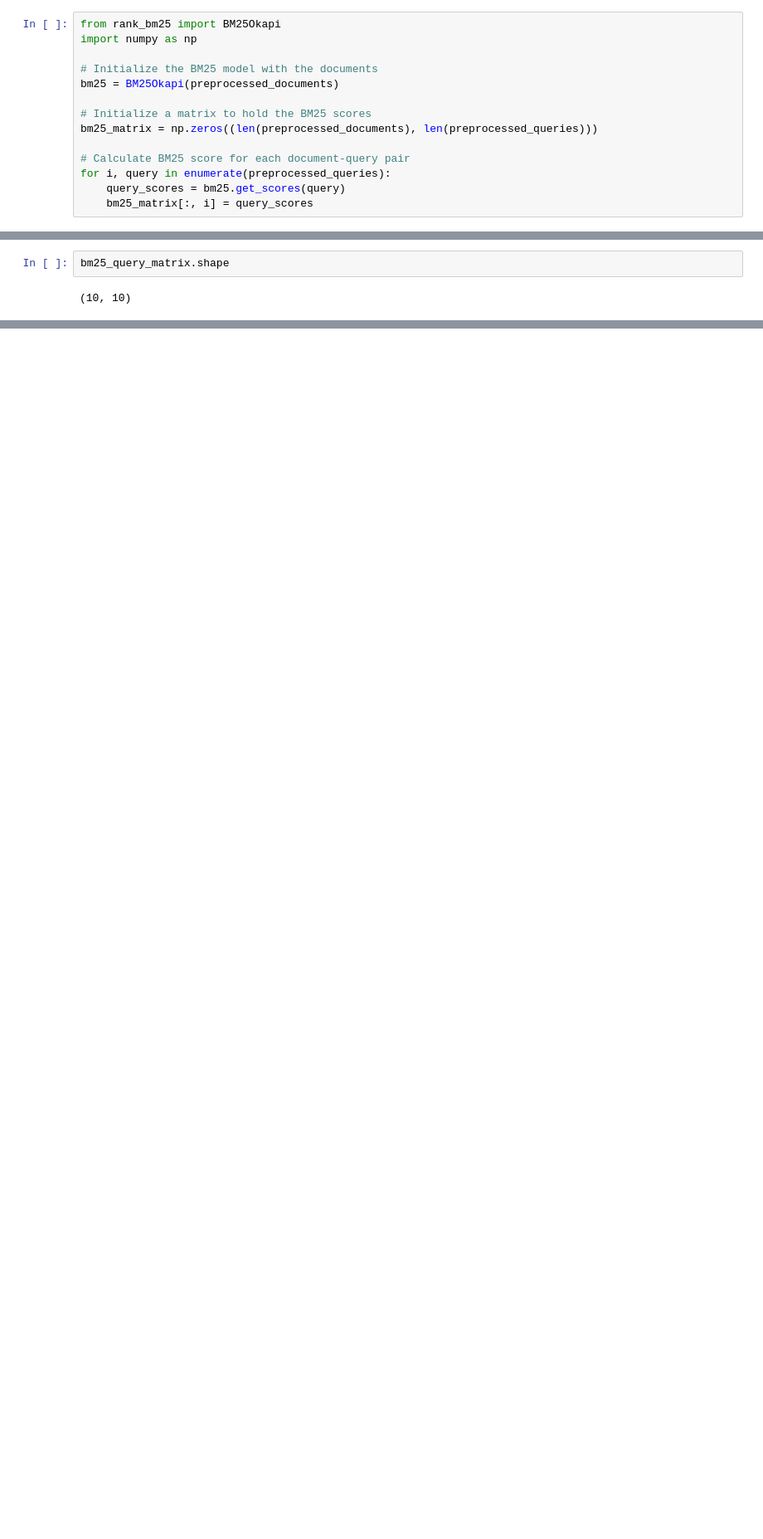
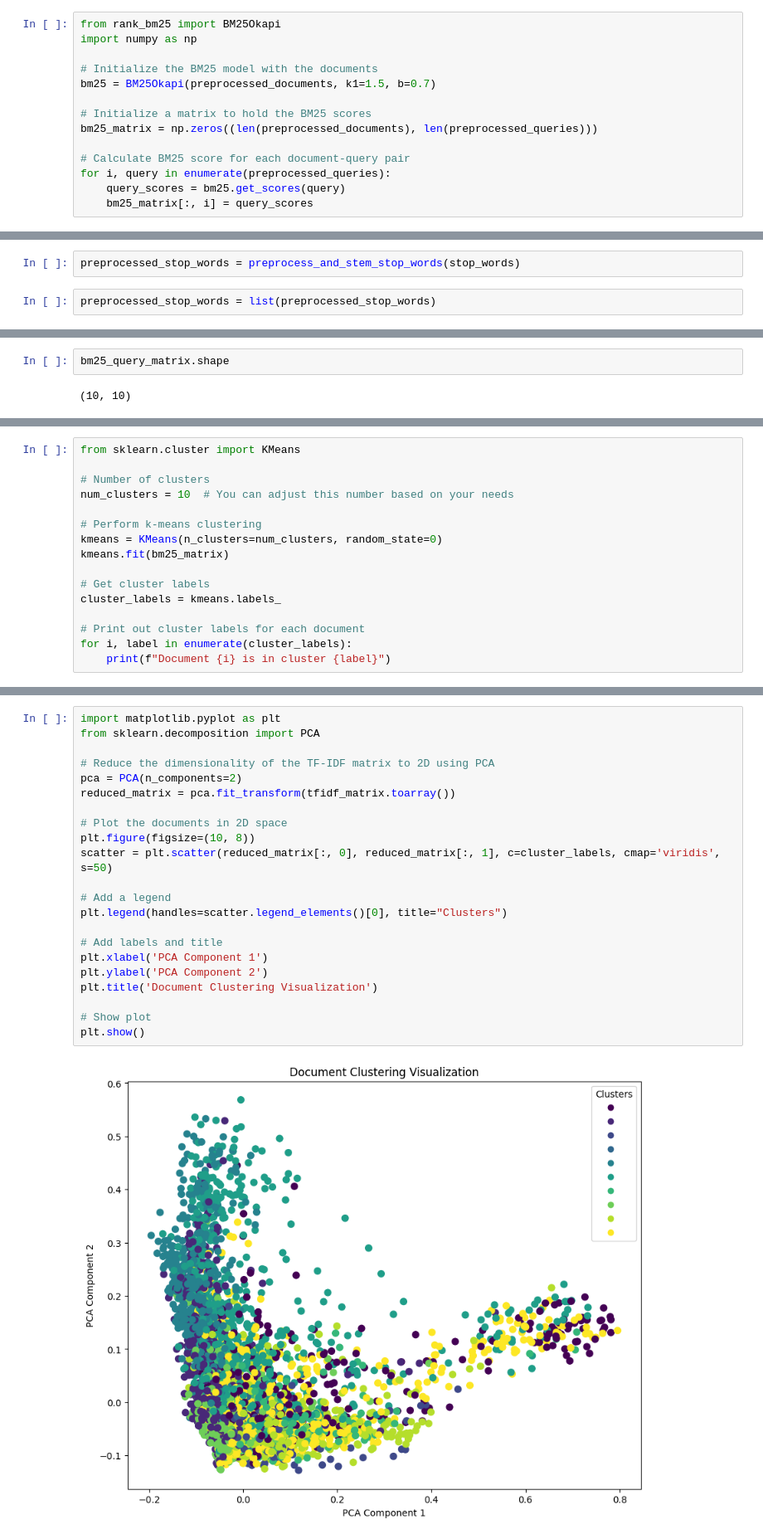
Before and after one commit to priyansh-khunger26/Information-Retrieval-And-Extraction, a Jupyter notebook: Assignment1_Boolean_Vector_Models/Assignment1.ipynb, the cells around one changed output, grey strips where cells are left out. Shown at 83% size. Cells and saved outputs as stored; diff of their text form; blank space fills up the shorter version.

Commit message:
Completed the implementation of the assignment
Basically we did the same task but this time by removing the stop words, and further did the document clustering to group similar documents together.

```diff
--- a/Assignment1_Boolean_Vector_Models/Assignment1.ipynb
+++ b/Assignment1_Boolean_Vector_Models/Assignment1.ipynb
@@ -206,7 +224,7 @@ from rank_bm25 import BM25Okapi
 import numpy as np
 
 # Initialize the BM25 model with the documents
-bm25 = BM25Okapi(preprocessed_documents)
+bm25 = BM25Okapi(preprocessed_documents, k1=1.5, b=0.7)
 
 # Initialize a matrix to hold the BM25 scores
 bm25_matrix = np.zeros((len(preprocessed_documents), len(preprocessed_queries)))
@@ -359,0 +609,4 @@ print(document_tfidf_dense.shape, query_tfidf_dense.shape)
+# %%
+preprocessed_stop_words = preprocess_and_stem_stop_words(stop_words)
+# %%
+preprocessed_stop_words = list(preprocessed_stop_words)
@@ -476,0 +946,16 @@ Ranked Documents for Query 9: [2101 2104 5870 ... 4105 7571 4184]
+# %%
+from sklearn.cluster import KMeans
+
+# Number of clusters
+num_clusters = 10  # You can adjust this number based on your needs
+
+# Perform k-means clustering
+kmeans = KMeans(n_clusters=num_clusters, random_state=0)
+kmeans.fit(bm25_matrix)
+
+# Get cluster labels
+cluster_labels = kmeans.labels_
+
+# Print out cluster labels for each document
+for i, label in enumerate(cluster_labels):
+    print(f"Document {i} is in cluster {label}")
@@ -476,0 +980,24 @@ Ranked Documents for Query 9: [2101 2104 5870 ... 4105 7571 4184]
+# %%
+import matplotlib.pyplot as plt
+from sklearn.decomposition import PCA
+
+# Reduce the dimensionality of the TF-IDF matrix to 2D using PCA
+pca = PCA(n_components=2)
+reduced_matrix = pca.fit_transform(tfidf_matrix.toarray())
+
+# Plot the documents in 2D space
+plt.figure(figsize=(10, 8))
+scatter = plt.scatter(reduced_matrix[:, 0], reduced_matrix[:, 1], c=cluster_labels, cmap='viridis', s=50)
+
+# Add a legend
+plt.legend(handles=scatter.legend_elements()[0], title="Clusters")
+
+# Add labels and title
+plt.xlabel('PCA Component 1')
+plt.ylabel('PCA Component 2')
+plt.title('Document Clustering Visualization')
+
+# Show plot
+plt.show()
+# %% [output]
+[figure, added]
```
Also changed, not shown: parts of 48 cells of this notebook.
